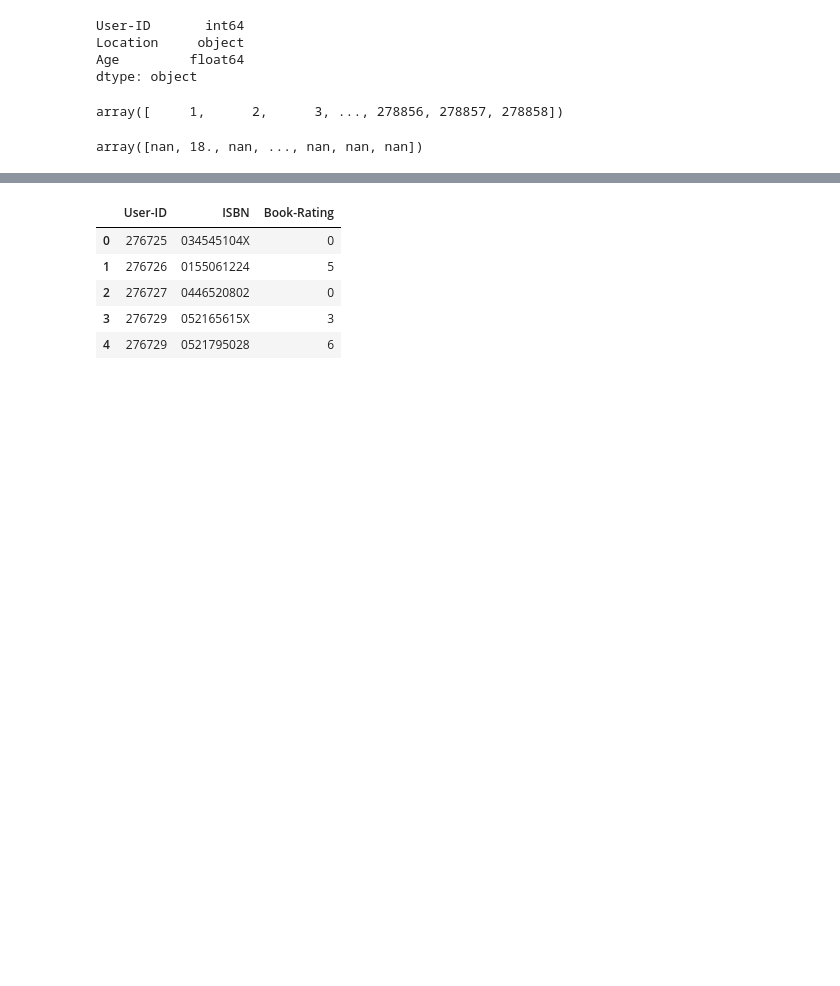
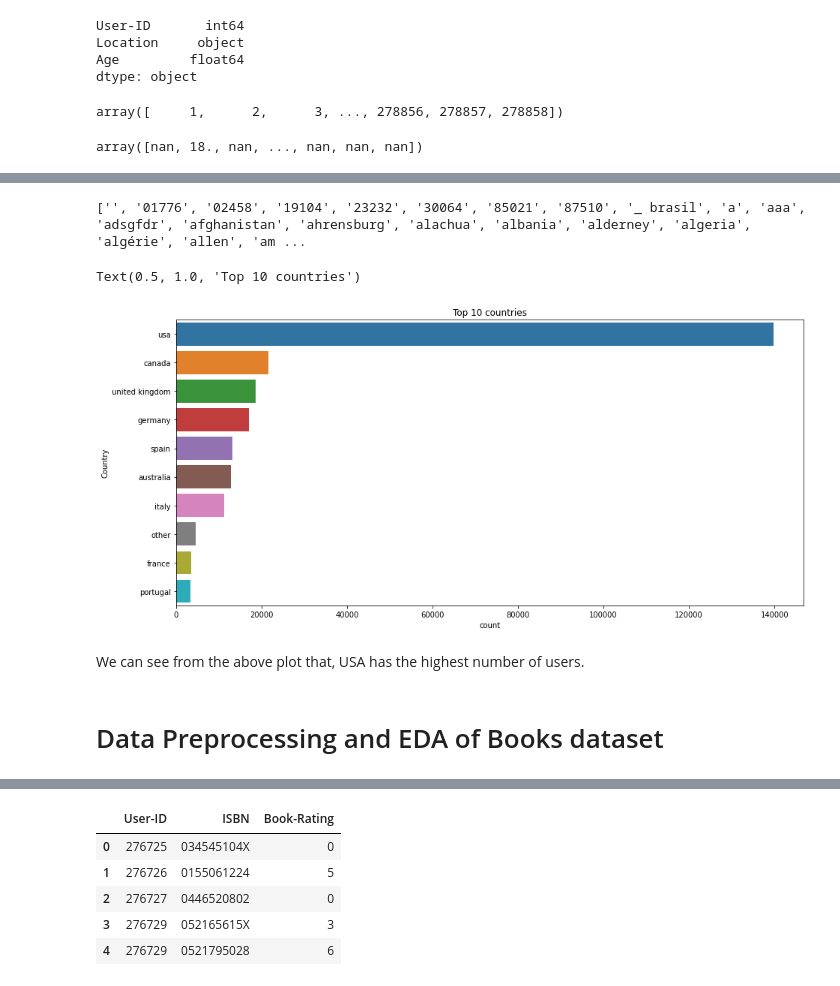
Before and after one commit to sumayabai/Book-Recommendation-System, a Jupyter notebook: Book_Recommendation_system.ipynb, the cells around one changed output, grey strips where cells are left out. Saved outputs shown, nothing was run; the diff lists cells and outputs as text; code cells hidden in the pictures; blank space fills up the shorter version.

```diff
--- a/Book_Recommendation_system.ipynb
+++ b/Book_Recommendation_system.ipynb
@@ -54,0 +100,11 @@ array([nan, 18., nan, ..., nan, nan, nan])
+# %%
+#check the values in country column
+
+a=list(users_df.Country.unique())
+a=set(a)
+a=list(a)
+a = [x for x in a if x is not None]
+a.sort()
+print(a)
+# %% [output]
+['', '01776', '02458', '19104', '23232', '30064', '85021', '87510', '_ brasil', 'a', 'aaa', 'adsgfdr', 'afghanistan', 'ahrensburg', 'alachua', 'albania', 'alderney', 'algeria', 'algérie', 'allen', 'am ...
@@ -54,0 +115,12 @@ array([nan, 18., nan, ..., nan, nan, nan])
+# %%
+#plot the top 10 countries who has max number of users
+plt.figure(figsize=(15,7))
+sns.countplot(y='Country',data=users_df,order=pd.value_counts(users_df['Country']).iloc[:10].index)
+plt.title('Top 10 countries')
+# %% [output]
+Text(0.5, 1.0, 'Top 10 countries')
+[figure, added]
+# %% [markdown]
+We can see from the above plot that, USA has the highest number of users.
+# %% [markdown]
+# Data Preprocessing and EDA of Books dataset
```
Also changed, not shown: parts of 62 cells of this notebook.
